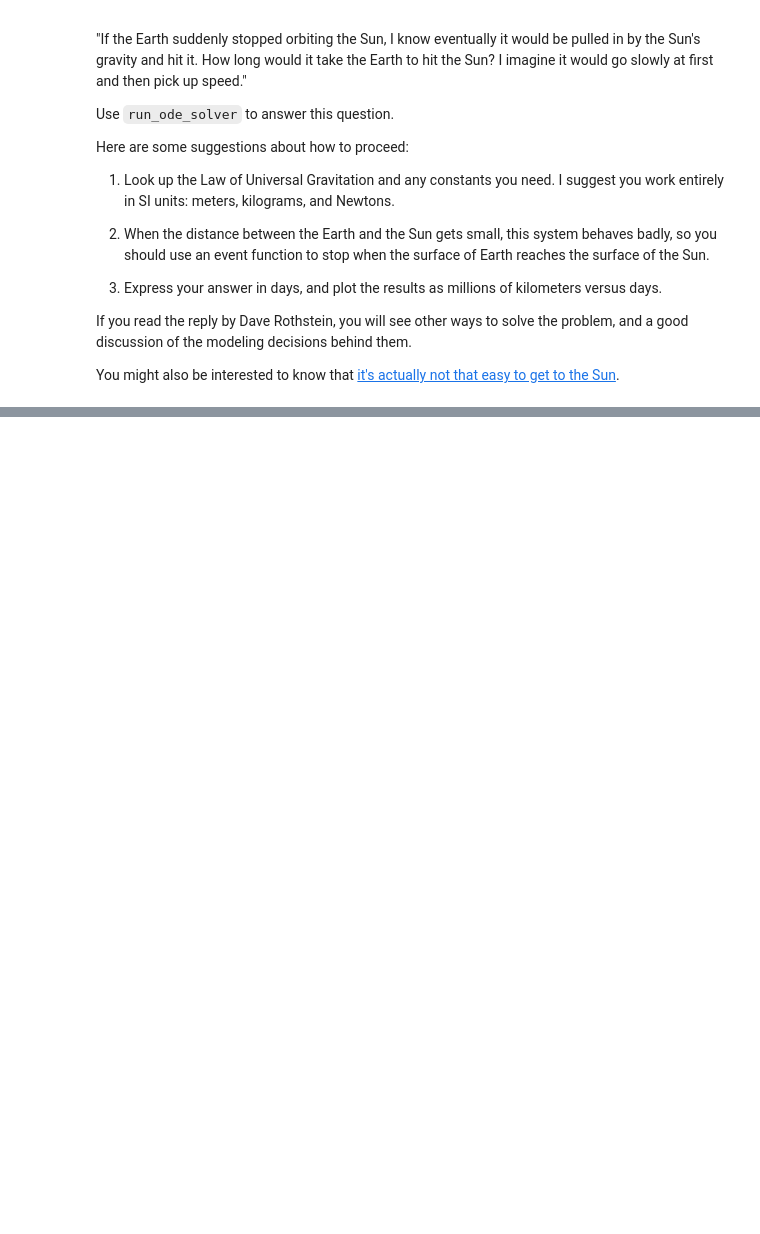
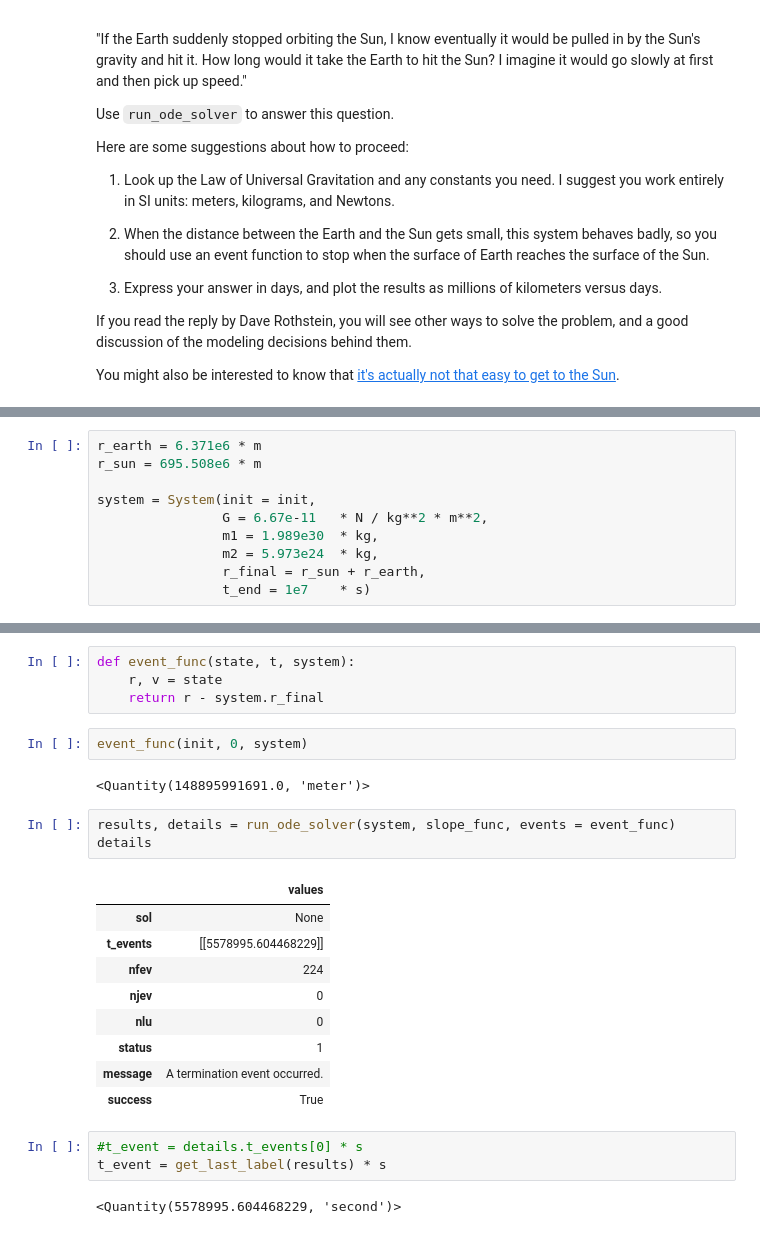
Before and after one commit to ThomasJagielski/ModSimPy, a Jupyter notebook: code/chap20mine.ipynb, the cells around one changed output, grey strips where cells are left out. Cells and saved outputs as stored; diff of their text form; blank space fills up the shorter version.

```diff
--- a/code/chap20mine.ipynb
+++ b/code/chap20mine.ipynb
@@ -226,0 +336,10 @@ You might also be interested to know that [it's actually not that easy to get to
+# %%
+r_earth = 6.371e6 * m
+r_sun = 695.508e6 * m
+
+system = System(init = init,
+                G = 6.67e-11   * N / kg**2 * m**2,
+                m1 = 1.989e30  * kg,
+                m2 = 5.973e24  * kg,
+                r_final = r_sun + r_earth,
+                t_end = 1e7    * s)
@@ -226,0 +374,26 @@ You might also be interested to know that [it's actually not that easy to get to
+# %%
+def event_func(state, t, system):
+    r, v = state
+    return r - system.r_final
+# %%
+event_func(init, 0, system)
+# %% [output]
+<Quantity(148895991691.0, 'meter')>
+# %%
+results, details = run_ode_solver(system, slope_func, events = event_func)
+details
+# %% [output]
+|  | values |
+| sol | None |
+| t_events | [[5578995.604468229]] |
+| nfev | 224 |
+| njev | 0 |
+| nlu | 0 |
+| status | 1 |
+| message | A termination event occurred. |
+| success | True |
+# %%
+#t_event = details.t_events[0] * s
+t_event = get_last_label(results) * s
+# %% [output]
+<Quantity(5578995.604468229, 'second')>
```
Also changed, not shown: parts of 47 cells of this notebook, 1 other file.
